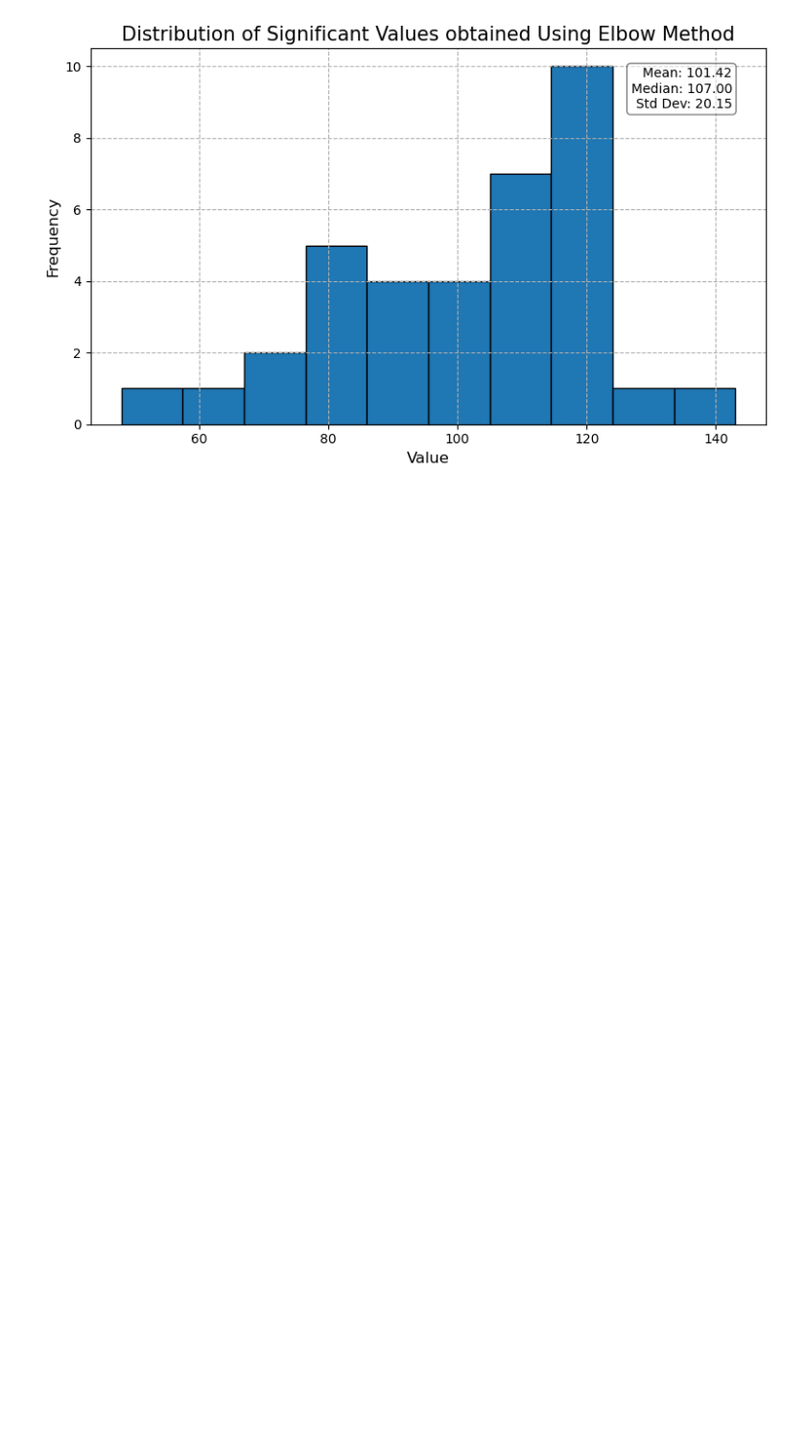
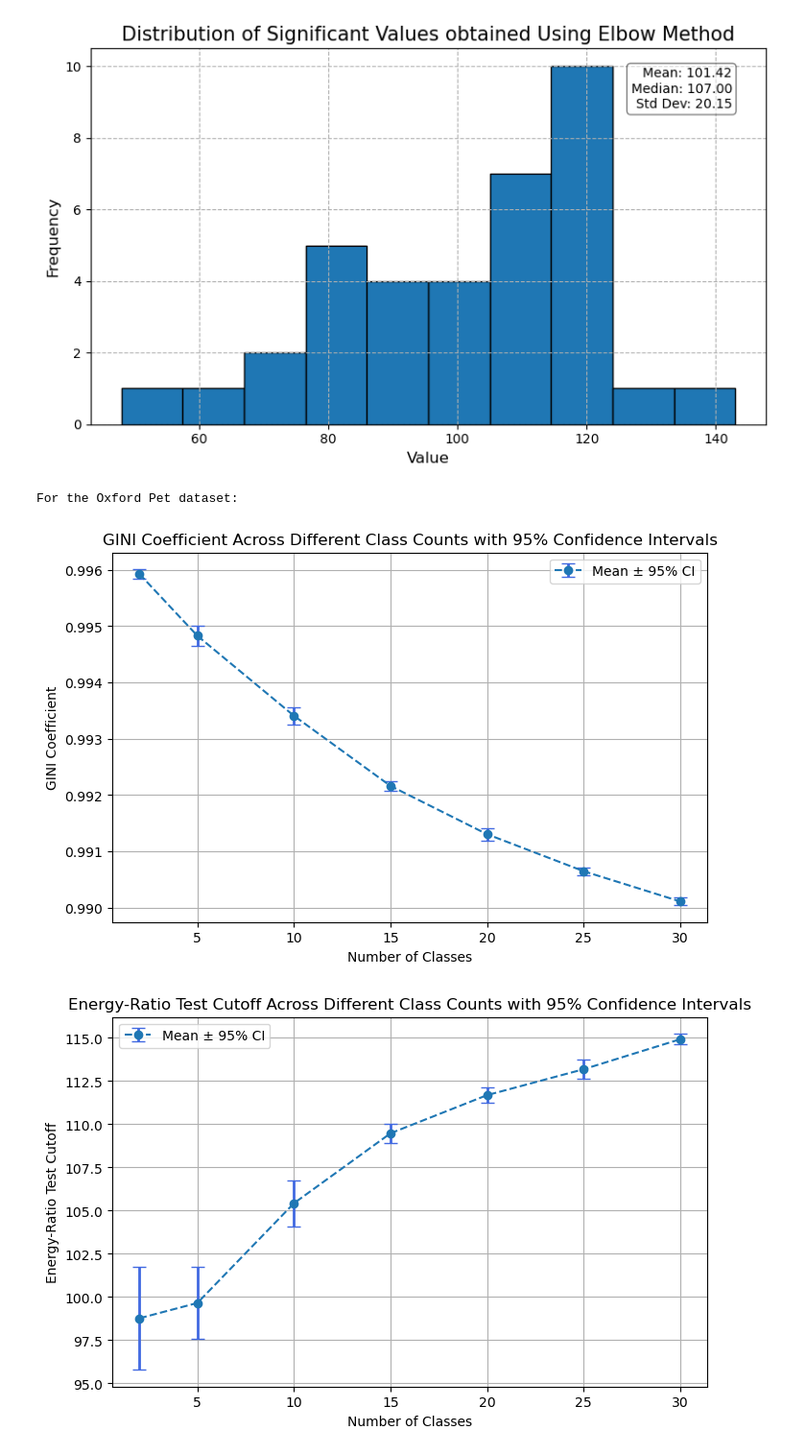
Before and after one commit to ccseibell/LoRA-Score, a Jupyter notebook: results.ipynb, the cells around one changed output. Shown at 96% size. Cells and saved outputs as stored; diff of their text form; code cells hidden in the pictures; blank space fills up the shorter version.

```diff
--- a/results.ipynb
+++ b/results.ipynb
@@ -128 +138,5 @@ for k, v in stat_data.items():
+# %%
+# Recording different indices
+stat_data = training_data['stanford-dogs']['-'.join([str(i) for i in range(120)])]
+coeffs = gather_train_svd_coeffs(stat_data)
 # %%
@@ -133,3 +147,25 @@ plot_histogram(elbow_counts, title="Distribution of Significant Values obtained
 [figure]
 [figure]
 [figure]
+# %%
+# Given data and the dataset, obtain the aggregated coefficients accross all runs
+def gather_coeffs(data, dataset, coefficient="gini", aggregate_method="mean"):
+    output = {}
+
+    for k, v in data[dataset].items():
+        num_classes = len(k.split('-'))
+
+        coeffs = gather_train_svd_coeffs(v)
+        coeff = coeffs[coefficient]
+
+        if aggregate_method=="mean":
+            agg_coeff = np.mean(coeff)
+        elif aggregate_method=="median":
+            agg_coeff = np.median(coeff)
+
+        if num_classes not in output:
+            output[num_classes] = []
+
+        output[num_classes].append(agg_coeff)
+
+    return output
@@ -135,0 +218,9 @@ plot_histogram(elbow_counts, title="Distribution of Significant Values obtained
+# %%
+print("For the Oxford Pet dataset:")
+plot_lora_svd_coefficients(training_data, 'oxford-pet', "gini")
+plot_lora_svd_coefficients(training_data, 'oxford-pet', "energy")
+plot_lora_svd_coefficients(training_data, 'oxford-pet', "elbow")
+# %% [output]
+For the Oxford Pet dataset:
+[figure, added]
+[figure, added]
```
Also changed, not shown: parts of 6 cells of this notebook, 2 other files.
